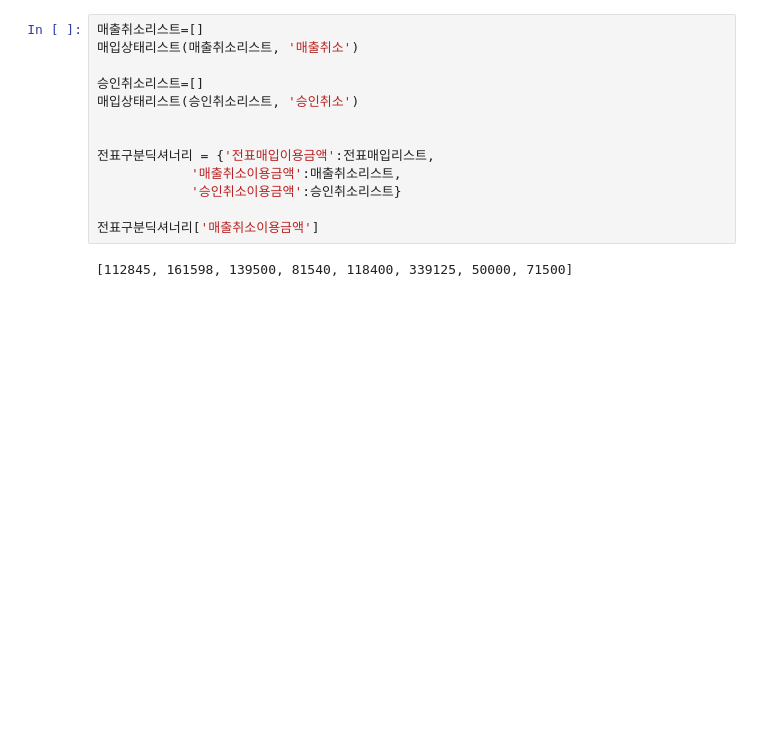
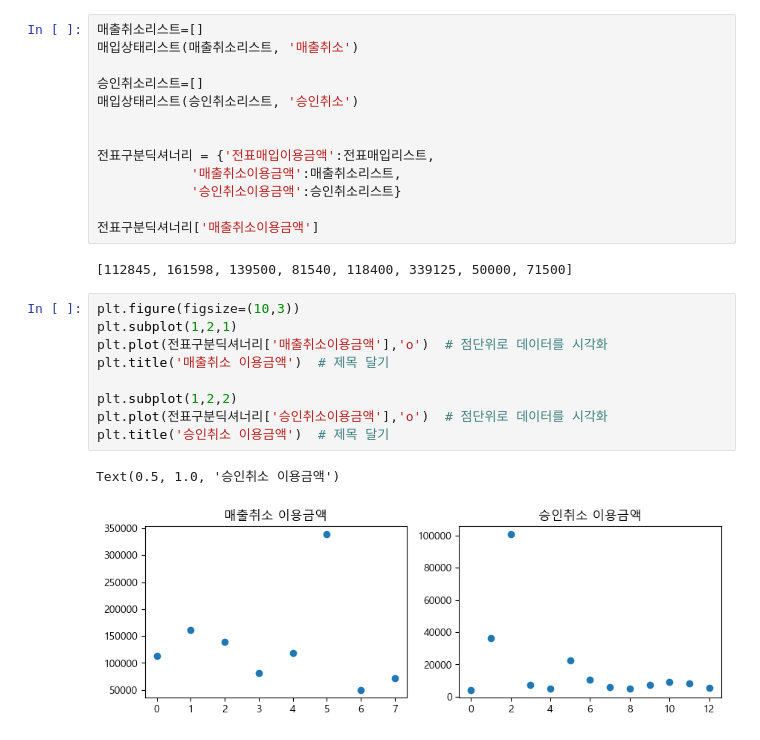
Before and after one commit to KimDongHyun0907/Sesac_openAI, a Jupyter notebook: 데이터분석을 위한 파이썬/딕셔너리, 조건문/파일 열기 및 카드 데이터분석.ipynb, the cells around one changed output. Drawn from its saved outputs; the diff is of its cells as text; blank space fills up the shorter version.

```diff
--- a/데이터분석을 위한 파이썬/딕셔너리, 조건문/파일 열기 및 카드 데이터분석.ipynb
+++ b/데이터분석을 위한 파이썬/딕셔너리, 조건문/파일 열기 및 카드 데이터분석.ipynb
@@ -149,3 +149,15 @@ Text(0.5, 1.0, '전표매입한 이용금액')
 전표구분딕셔너리['매출취소이용금액']
 # %% [output]
 [112845, 161598, 139500, 81540, 118400, 339125, 50000, 71500]
+# %%
+plt.figure(figsize=(10,3))
+plt.subplot(1,2,1)
+plt.plot(전표구분딕셔너리['매출취소이용금액'],'o')  # 점단위로 데이터를 시각화
+plt.title('매출취소 이용금액')  # 제목 달기
+
+plt.subplot(1,2,2)
+plt.plot(전표구분딕셔너리['승인취소이용금액'],'o')  # 점단위로 데이터를 시각화
+plt.title('승인취소 이용금액')  # 제목 달기
+# %% [output]
+Text(0.5, 1.0, '승인취소 이용금액')
+[figure, added]
```
